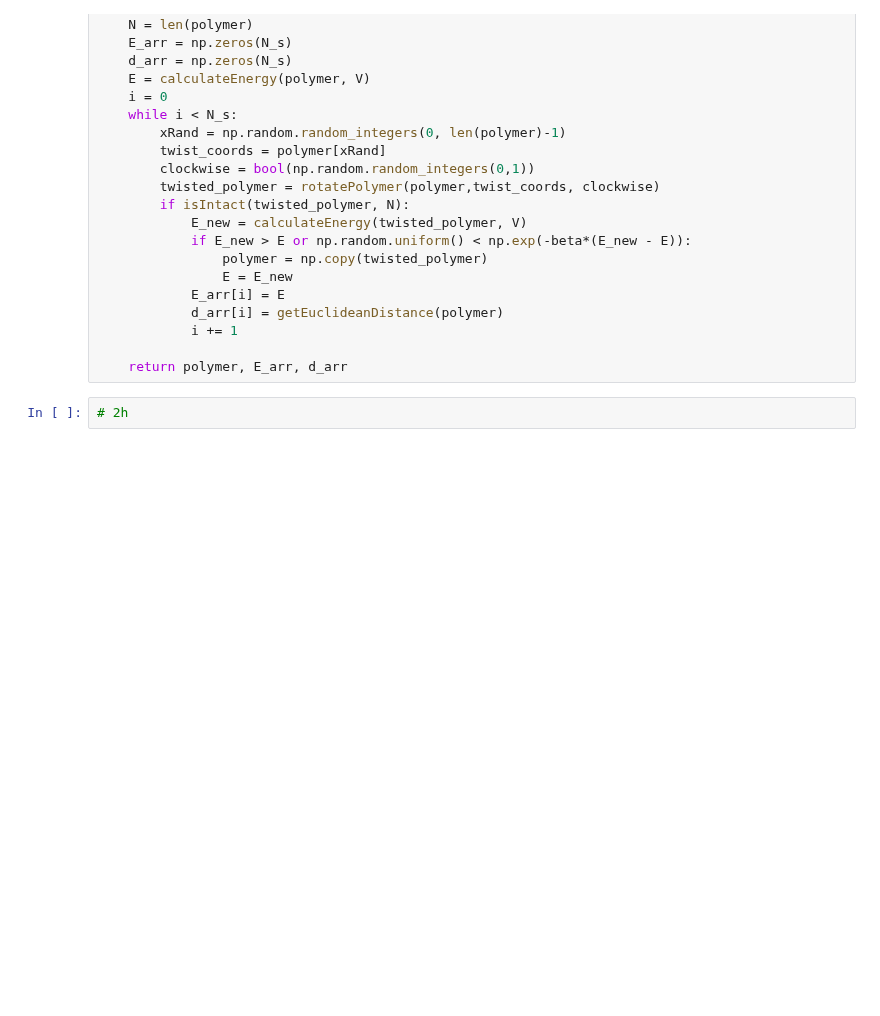
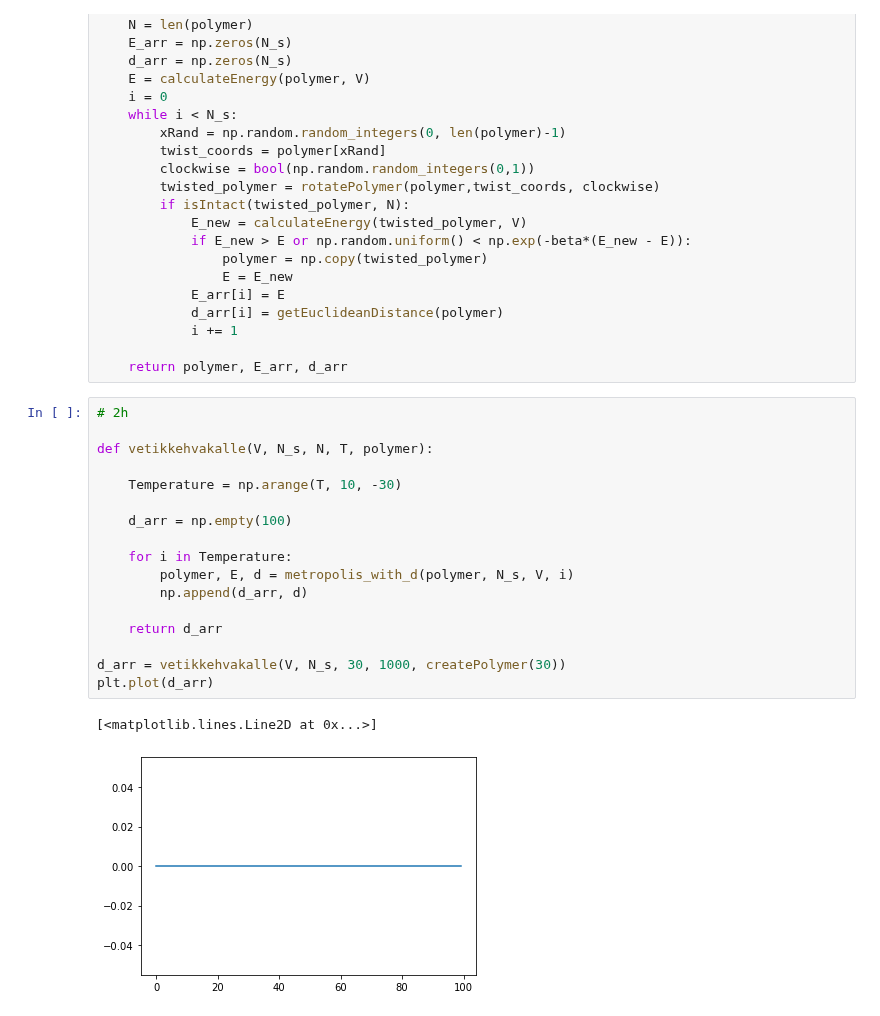
Before and after one commit to petmil123/vitberkrigerene, a Jupyter notebook: bioprosjekt/innlevering.ipynb, the cells around one changed output. Cells and saved outputs as stored; diff of their text form; blank space fills up the shorter version.

```diff
--- a/bioprosjekt/innlevering.ipynb
+++ b/bioprosjekt/innlevering.ipynb
@@ -401,5 +442,23 @@ def metropolis_with_d(polymer, N_s, V, T):
             i += 1
 
     return polymer, E_arr, d_arr
-# %%
-# 2h
+# %%
+# 2h
+
+def vetikkehvakalle(V, N_s, N, T, polymer):
+
+    Temperature = np.arange(T, 10, -30)
+
+    d_arr = np.empty(100)
+
+    for i in Temperature:
+        polymer, E, d = metropolis_with_d(polymer, N_s, V, i)
+        np.append(d_arr, d)
+
+    return d_arr
+
+d_arr = vetikkehvakalle(V, N_s, 30, 1000, createPolymer(30))
+plt.plot(d_arr)
+# %% [output]
+[<matplotlib.lines.Line2D at 0x...>]
+[figure, added]
```
Also changed, not shown: parts of 10 cells of this notebook.
